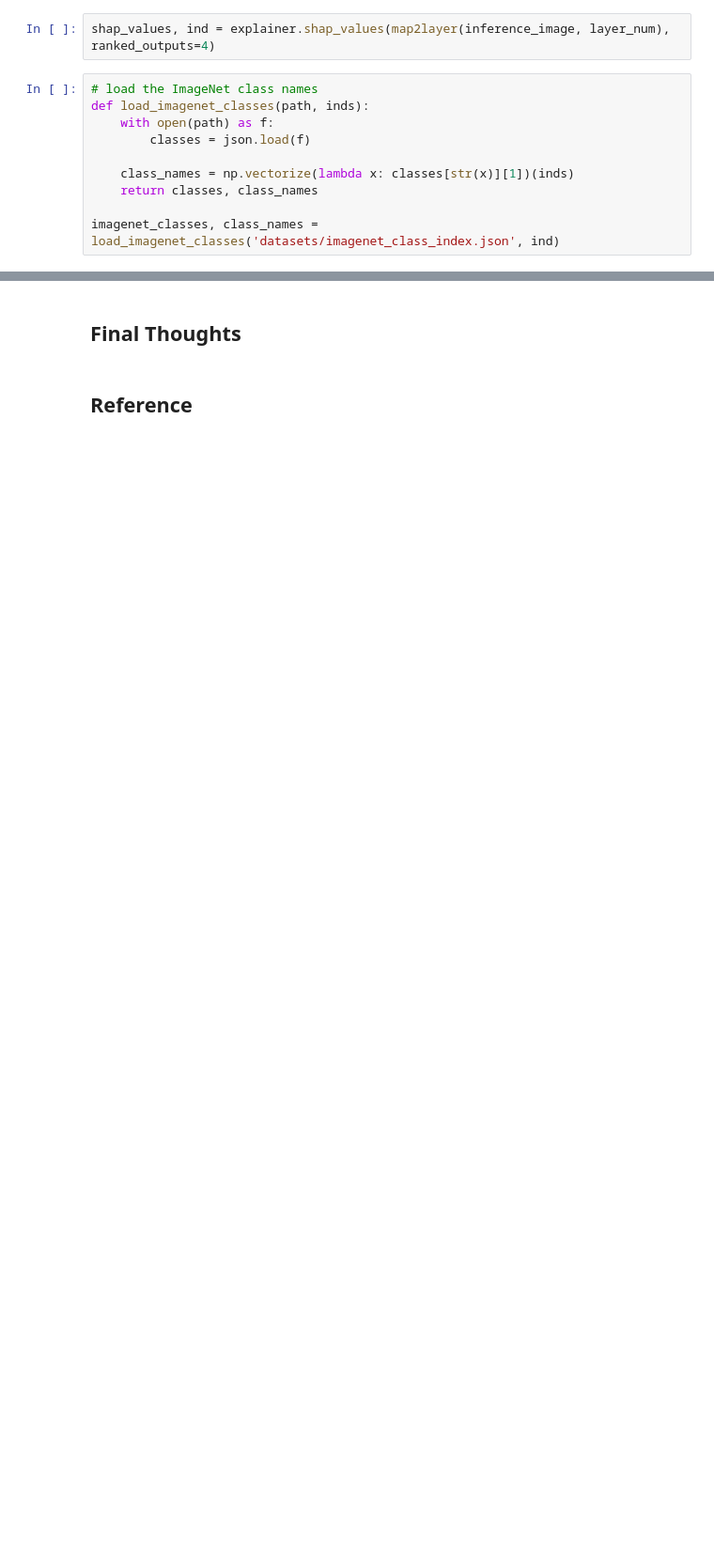
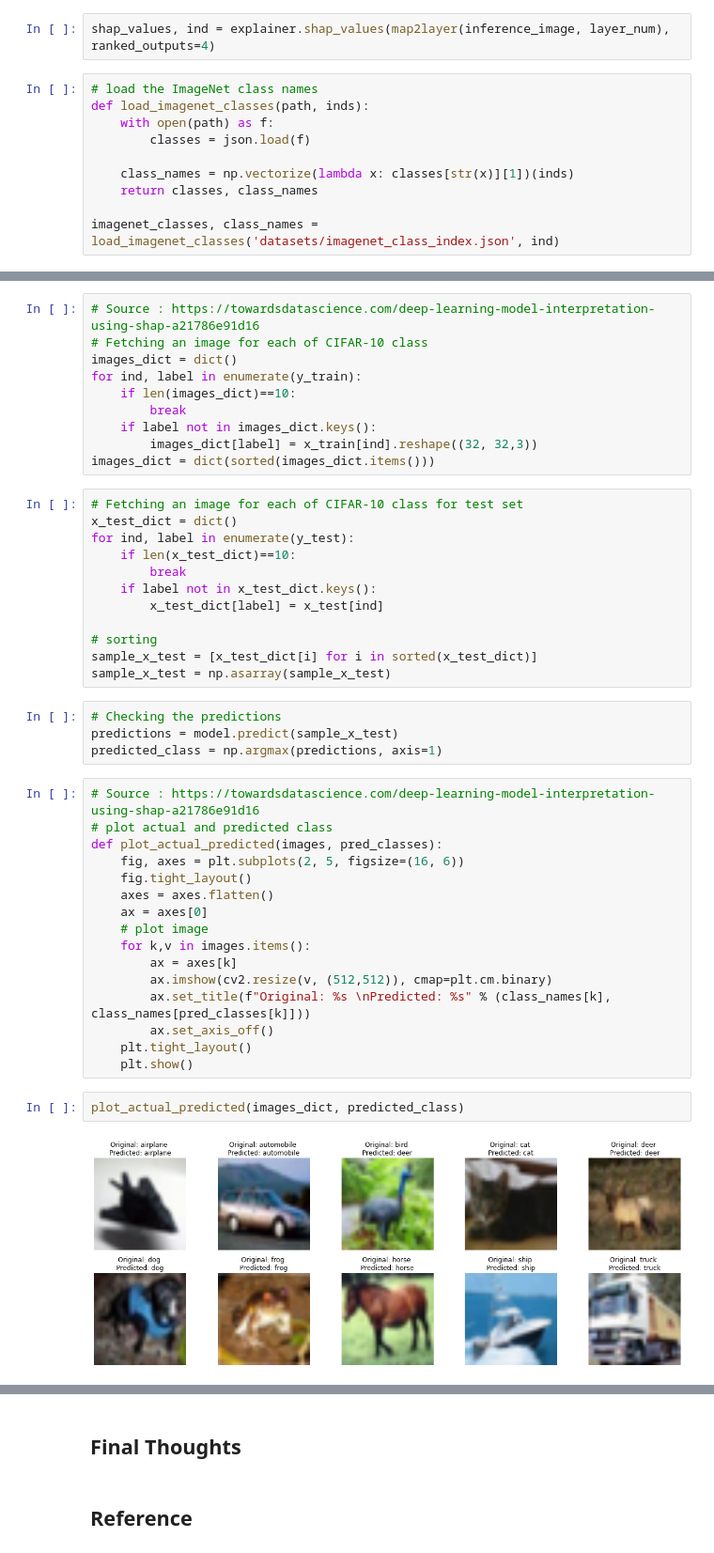
Before and after one commit to PacktPublishing/Applied-Machine-Learning-Explainability-Techniques, a Jupyter notebook: Chapter07/Explaining Deep Learning models.ipynb, the cells around one changed output, grey strips where cells are left out. Shown at 94% size. Cells and saved outputs as stored; diff of their text form; blank space fills up the shorter version.

Commit message:
deepExplainer almost done

```diff
--- a/Chapter07/Explaining Deep Learning models.ipynb
+++ b/Chapter07/Explaining Deep Learning models.ipynb
@@ -89,0 +178,46 @@ shap.image_plot(shap_values, inference_image, class_names)
+# %%
+# Source : https://towardsdatascience.com/deep-learning-model-interpretation-using-shap-a21786e91d16
+# Fetching an image for each of CIFAR-10 class
+images_dict = dict()
+for ind, label in enumerate(y_train):
+    if len(images_dict)==10:
+        break
+    if label not in images_dict.keys():
+        images_dict[label] = x_train[ind].reshape((32, 32,3))
+images_dict = dict(sorted(images_dict.items()))
+# %%
+# Fetching an image for each of CIFAR-10 class for test set
+x_test_dict = dict()
+for ind, label in enumerate(y_test):
+    if len(x_test_dict)==10:
+        break
+    if label not in x_test_dict.keys():
+        x_test_dict[label] = x_test[ind]
+
+# sorting
+sample_x_test = [x_test_dict[i] for i in sorted(x_test_dict)]
+sample_x_test = np.asarray(sample_x_test)
+# %%
+# Checking the predictions
+predictions = model.predict(sample_x_test)
+predicted_class = np.argmax(predictions, axis=1)
+# %%
+# Source : https://towardsdatascience.com/deep-learning-model-interpretation-using-shap-a21786e91d16
+# plot actual and predicted class
+def plot_actual_predicted(images, pred_classes):
+    fig, axes = plt.subplots(2, 5, figsize=(16, 6))
+    fig.tight_layout()
+    axes = axes.flatten()
+    ax = axes[0]
+    # plot image
+    for k,v in images.items():
+        ax = axes[k]
+        ax.imshow(cv2.resize(v, (512,512)), cmap=plt.cm.binary)
+        ax.set_title(f"Original: %s \nPredicted: %s" % (class_names[k], class_names[pred_classes[k]]))
+        ax.set_axis_off()
+    plt.tight_layout()
+    plt.show()
+# %%
+plot_actual_predicted(images_dict, predicted_class)
+# %% [output]
+[figure, added]
```
Also changed, not shown: parts of 30 cells of this notebook.
